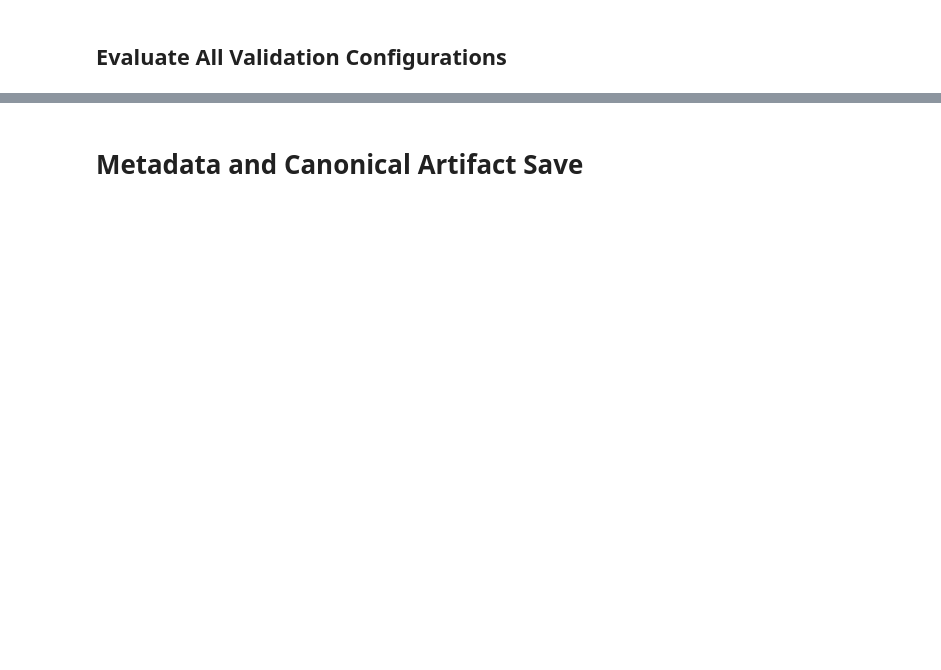
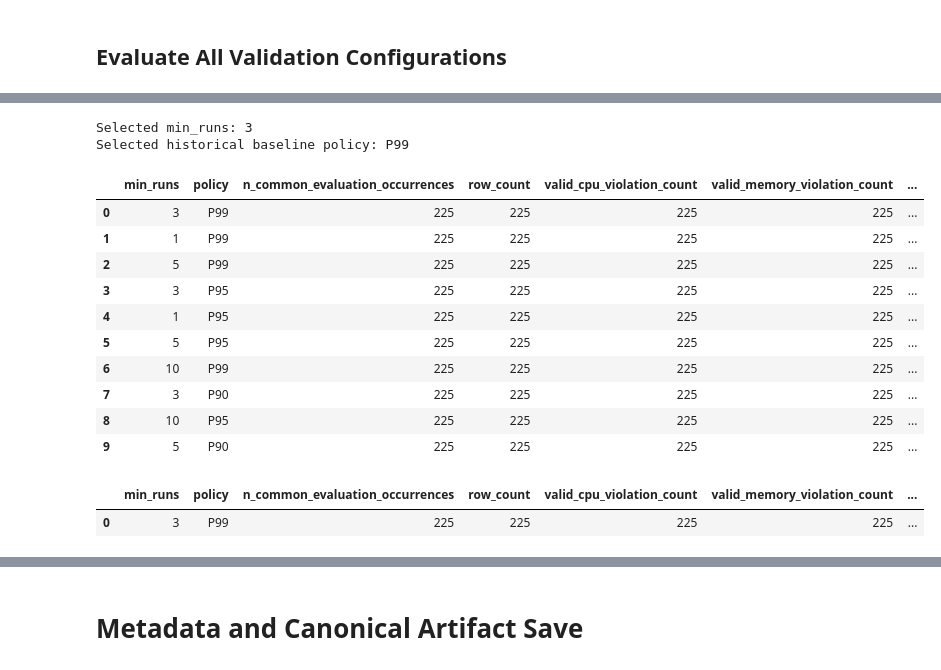
Before and after one commit to sonalilonkar1/masters-project, a Jupyter notebook: pipelines/google_subset/04_splitAndBaselines.ipynb, the cells around one changed output, grey strips where cells are left out. Drawn from its saved outputs; the diff is of its cells as text; code cells hidden in the pictures; blank space fills up the shorter version.

```diff
--- a/pipelines/google_subset/04_splitAndBaselines.ipynb
+++ b/pipelines/google_subset/04_splitAndBaselines.ipynb
@@ -1211,0 +1411,58 @@ This creates recommendation columns in the test artifact, but **does not evaluat
+# %%
+selection_candidates = validation_comparison[
+    validation_comparison["policy"] != "Request"
+].copy()
+
+selection_candidates["max_resource_violation_pct"] = (
+    selection_candidates[
+        ["cpu_violation_pct", "memory_violation_pct"]
+    ].max(axis=1)
+)
+selection_candidates["sum_resource_violation_pct"] = (
+    selection_candidates["cpu_violation_pct"]
+    + selection_candidates["memory_violation_pct"]
+)
+
+selection_sort_columns = [
+    "any_resource_violation_pct",
+    "max_resource_violation_pct",
+    "sum_resource_violation_pct",
+    "average_cpu_waste",
+    "average_memory_waste",
+    "min_runs",
+    "policy",
+]
+
+selection_candidates = selection_candidates.sort_values(
+    selection_sort_columns,
+    kind="mergesort",
+).reset_index(drop=True)
+
+selected_validation_result = selection_candidates.iloc[[0]].copy()
+SELECTED_MIN_RUNS = int(
+    selected_validation_result.iloc[0]["min_runs"]
+)
+SELECTED_BASELINE_POLICY = str(
+    selected_validation_result.iloc[0]["policy"]
+)
+
+print("Selected min_runs:", SELECTED_MIN_RUNS)
+print("Selected historical baseline policy:", SELECTED_BASELINE_POLICY)
+display(selection_candidates.head(10))
+display(selected_validation_result)
+# %% [output]
+Selected min_runs: 3
+Selected historical baseline policy: P99
+|  | min_runs | policy | n_common_evaluation_occurrences | row_count | valid_cpu_violation_count | valid_memory_violation_count | ... |
+| 0 | 3 | P99 | 225 | 225 | 225 | 225 | ... |
+| 1 | 1 | P99 | 225 | 225 | 225 | 225 | ... |
+| 2 | 5 | P99 | 225 | 225 | 225 | 225 | ... |
+| 3 | 3 | P95 | 225 | 225 | 225 | 225 | ... |
+| 4 | 1 | P95 | 225 | 225 | 225 | 225 | ... |
+| 5 | 5 | P95 | 225 | 225 | 225 | 225 | ... |
+| 6 | 10 | P99 | 225 | 225 | 225 | 225 | ... |
+| 7 | 3 | P90 | 225 | 225 | 225 | 225 | ... |
+| 8 | 10 | P95 | 225 | 225 | 225 | 225 | ... |
+| 9 | 5 | P90 | 225 | 225 | 225 | 225 | ... |
+|  | min_runs | policy | n_common_evaluation_occurrences | row_count | valid_cpu_violation_count | valid_memory_violation_count | ... |
+| 0 | 3 | P99 | 225 | 225 | 225 | 225 | ... |
```
Also changed, not shown: parts of 84 cells of this notebook.
